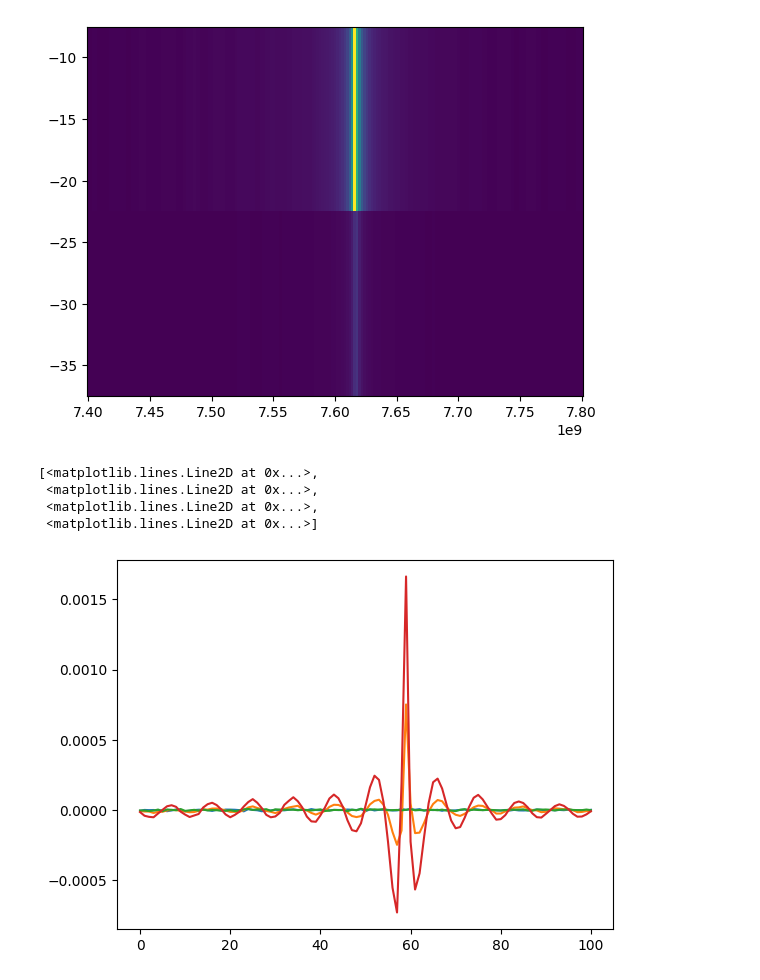
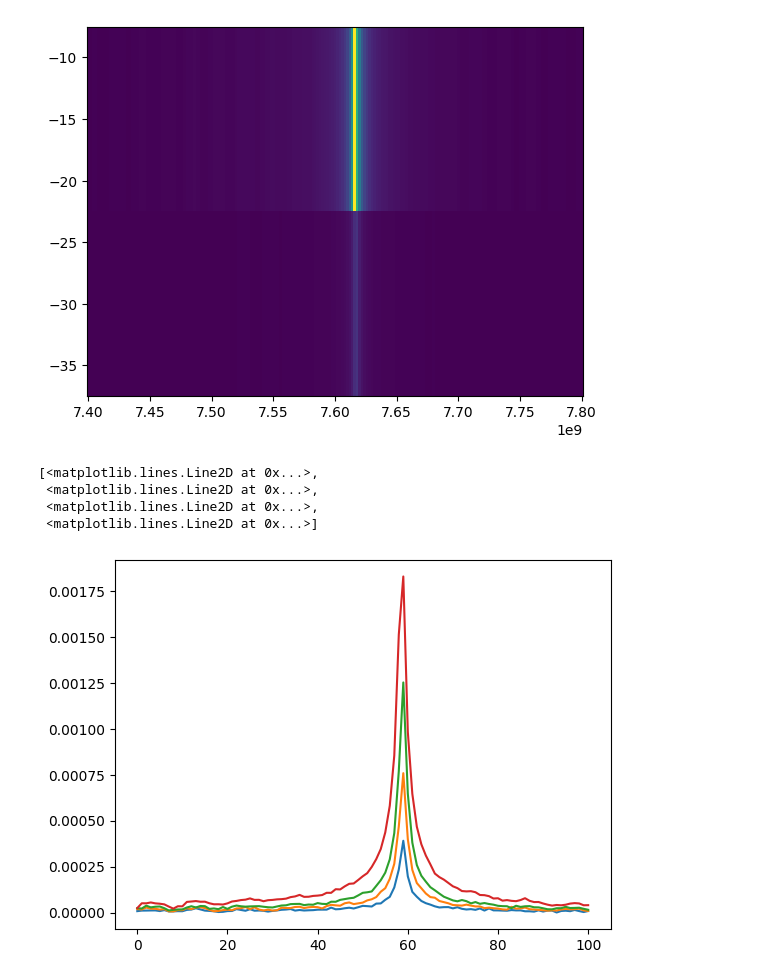
Before and after one commit to SQIL-EPFL/sqil-experiments, a Jupyter notebook: measurements/measure.ipynb, the cells around one changed output. Cells and saved outputs as stored; diff of their text form; code cells hidden in the pictures.

```diff
--- a/measurements/measure.ipynb
+++ b/measurements/measure.ipynb
@@ -103,14 +154,14 @@ print(freq[0].shape, sweep.shape, data.shape)
 # %%
 path = r"C:\Users\sqil\Desktop\code\sqil-experiments\measurements\data_local\2025-05-13\00126-rr spectroscopy_2025-05-13T222549"
 
 data, freq, sweep0, sweep1 = sqil.extract_h5_data(path, ["data", "frequencies", "sweep0", "sweep1"])
 
 data.shape, freq.shape, sweep0.shape, sweep1.shape
 
-plt.plot(data.T)
+plt.plot(np.abs(data).T)
 # %% [output]
 [<matplotlib.lines.Line2D at 0x...>,
  <matplotlib.lines.Line2D at 0x...>,
  <matplotlib.lines.Line2D at 0x...>,
  <matplotlib.lines.Line2D at 0x...>]
-[figure, old version]
+[figure, new version]
```
Also changed, not shown: parts of 2 cells of this notebook, 2 other files.
